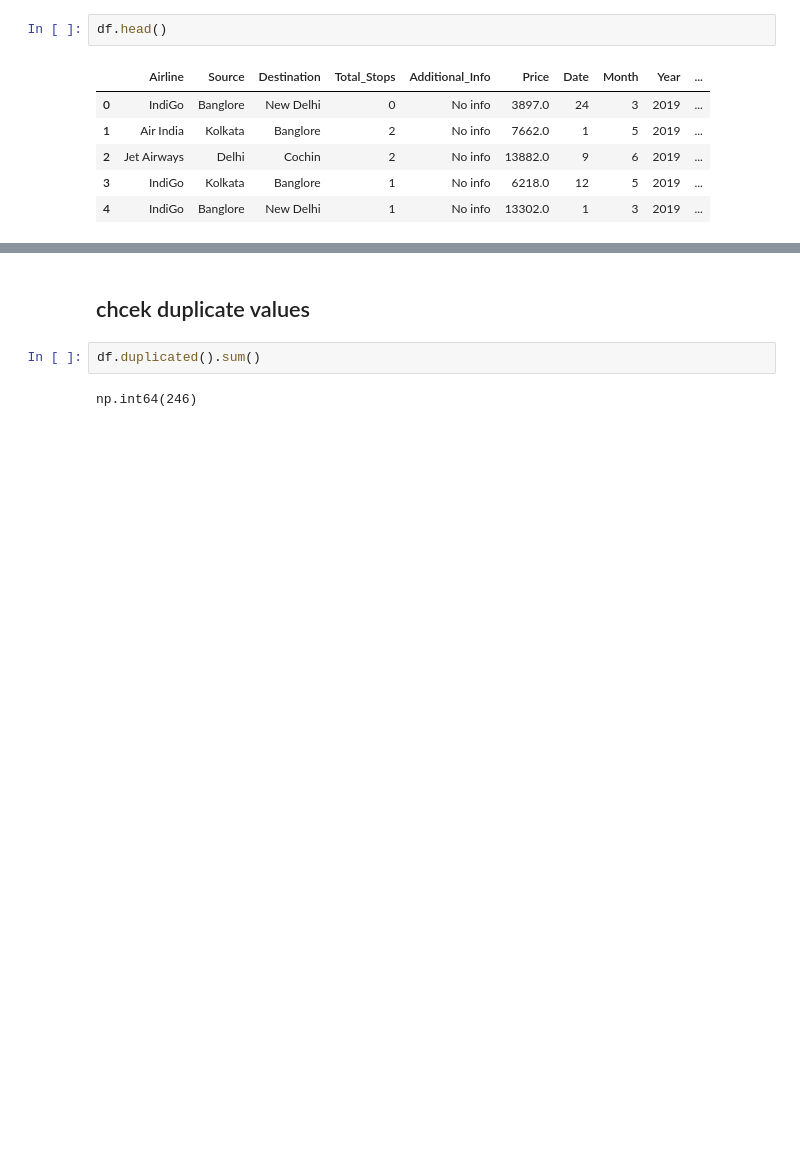
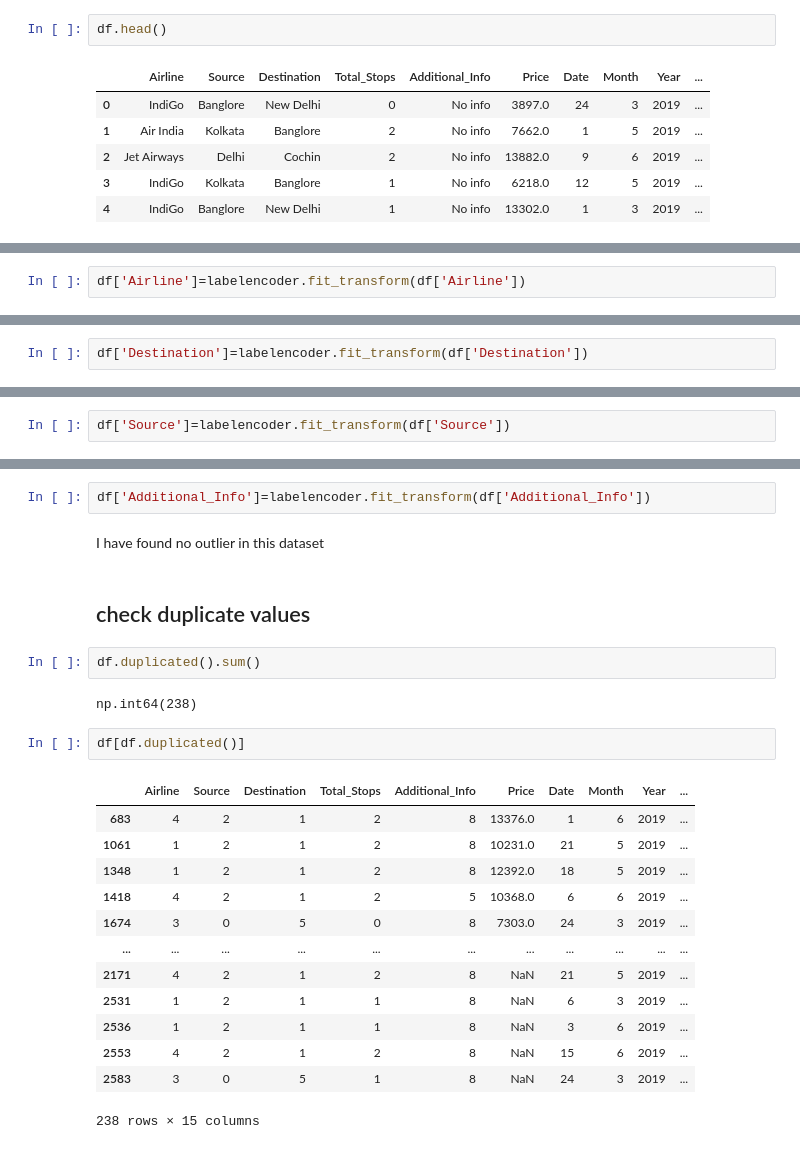
Before and after one commit to mayurimamdi/FlightPrediction, a Jupyter notebook: notebooks/Data.ipynb, the cells around one changed output, grey strips where cells are left out. Drawn from its saved outputs; the diff is of its cells as text; blank space fills up the shorter version.

```diff
--- a/notebooks/Data.ipynb
+++ b/notebooks/Data.ipynb
@@ -548,0 +607,2 @@ df.head()
+# %%
+df['Airline']=labelencoder.fit_transform(df['Airline'])
@@ -548,0 +618,2 @@ df.head()
+# %%
+df['Destination']=labelencoder.fit_transform(df['Destination'])
@@ -548,0 +629,2 @@ df.head()
+# %%
+df['Source']=labelencoder.fit_transform(df['Source'])
@@ -549,6 +640,26 @@ df.head()
+# %%
+df['Additional_Info']=labelencoder.fit_transform(df['Additional_Info'])
+# %% [markdown]
+I have found no outlier in this dataset
 # %% [markdown]
-## chcek duplicate values
+## check duplicate values
-# %%
-df.duplicated().sum()
-# %% [output]
-np.int64(246)
+# %%
+df.duplicated().sum()
+# %% [output]
+np.int64(238)
+# %%
+df[df.duplicated()]
+# %% [output]
+|  | Airline | Source | Destination | Total_Stops | Additional_Info | Price | Date | Month | Year | ... |
+| 683 | 4 | 2 | 1 | 2 | 8 | 13376.0 | 1 | 6 | 2019 | ... |
+| 1061 | 1 | 2 | 1 | 2 | 8 | 10231.0 | 21 | 5 | 2019 | ... |
+| 1348 | 1 | 2 | 1 | 2 | 8 | 12392.0 | 18 | 5 | 2019 | ... |
+| 1418 | 4 | 2 | 1 | 2 | 5 | 10368.0 | 6 | 6 | 2019 | ... |
+| 1674 | 3 | 0 | 5 | 0 | 8 | 7303.0 | 24 | 3 | 2019 | ... |
+| ... | ... | ... | ... | ... | ... | ... | ... | ... | ... | ... |
+| 2171 | 4 | 2 | 1 | 2 | 8 | NaN | 21 | 5 | 2019 | ... |
+| 2531 | 1 | 2 | 1 | 1 | 8 | NaN | 6 | 3 | 2019 | ... |
+| 2536 | 1 | 2 | 1 | 1 | 8 | NaN | 3 | 6 | 2019 | ... |
+| 2553 | 4 | 2 | 1 | 2 | 8 | NaN | 15 | 6 | 2019 | ... |
+| 2583 | 3 | 0 | 5 | 1 | 8 | NaN | 24 | 3 | 2019 | ... |
+238 rows × 15 columns
```
Also changed, not shown: parts of 30 cells of this notebook.
